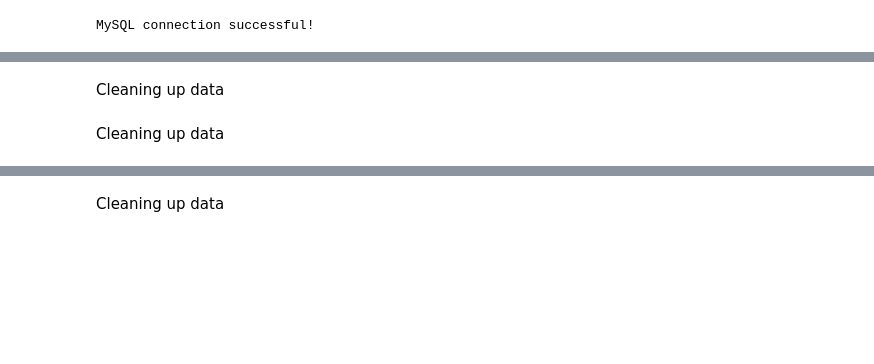
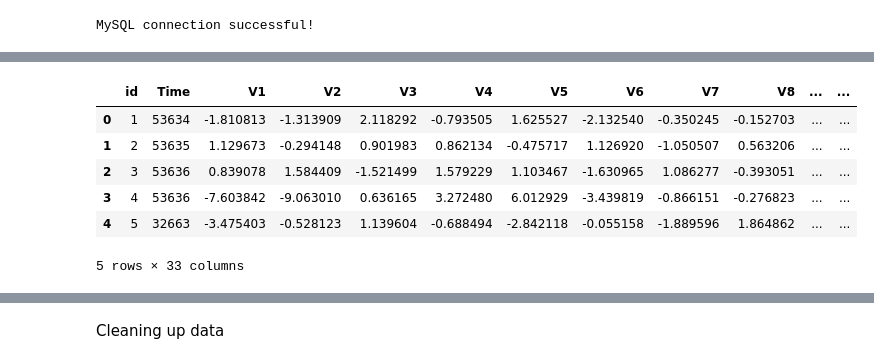
Before and after one commit to Sibiart/Fraud-Detection-Streaming-Analytics, a Jupyter notebook: Python/Fraud_Exploration.ipynb, the cells around one changed output, grey strips where cells are left out. Drawn from its saved outputs; the diff is of its cells as text; code cells hidden in the pictures; blank space fills up the shorter version.

```diff
--- a/Python/Fraud_Exploration.ipynb
+++ b/Python/Fraud_Exploration.ipynb
@@ -55,7 +53,13 @@ df = pd.read_sql_query(
-# %% [markdown]
-Cleaning up data
-# %% [markdown]
-Cleaning up data
+# %%
+df.head()
+# %% [output]
+|  | id | Time | V1 | V2 | V3 | V4 | V5 | V6 | V7 | V8 | ... | ... |
+| 0 | 1 | 53634 | -1.810813 | -1.313909 | 2.118292 | -0.793505 | 1.625527 | -2.132540 | -0.350245 | -0.152703 | ... | ... |
+| 1 | 2 | 53635 | 1.129673 | -0.294148 | 0.901983 | 0.862134 | -0.475717 | 1.126920 | -1.050507 | 0.563206 | ... | ... |
+| 2 | 3 | 53636 | 0.839078 | 1.584409 | -1.521499 | 1.579229 | 1.103467 | -1.630965 | 1.086277 | -0.393051 | ... | ... |
+| 3 | 4 | 53636 | -7.603842 | -9.063010 | 0.636165 | 3.272480 | 6.012929 | -3.439819 | -0.866151 | -0.276823 | ... | ... |
+| 4 | 5 | 32663 | -3.475403 | -0.528123 | 1.139604 | -0.688494 | -2.842118 | -0.055158 | -1.889596 | 1.864862 | ... | ... |
+5 rows × 33 columns
 # %%
 print(df.info())
 # %% [output]
```
Also changed, not shown: parts of 35 cells of this notebook.
